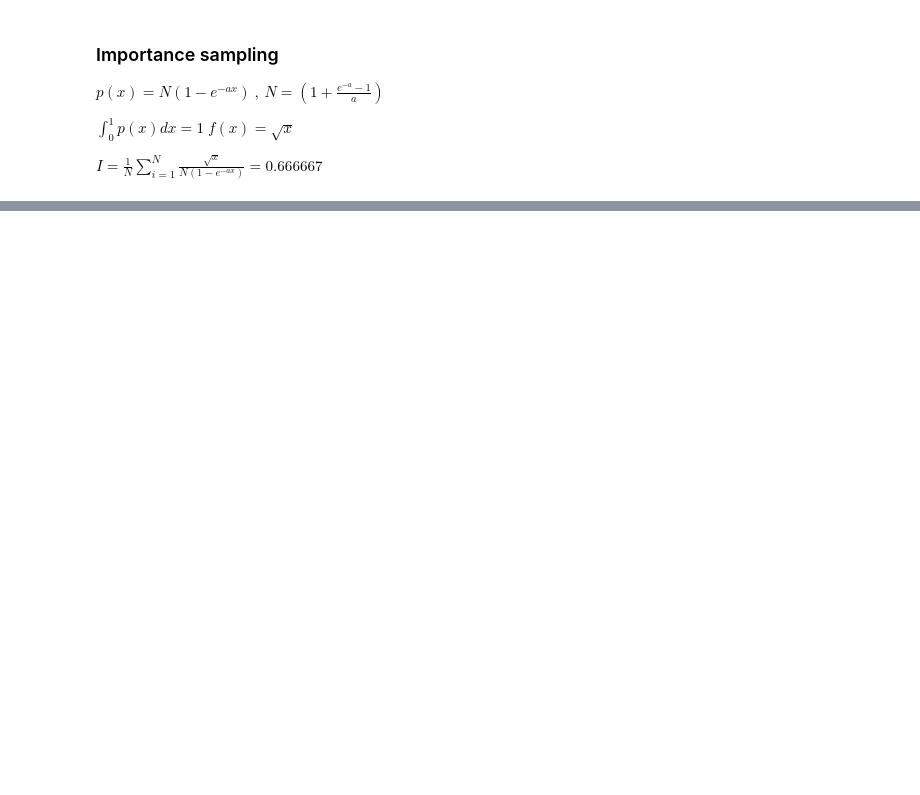
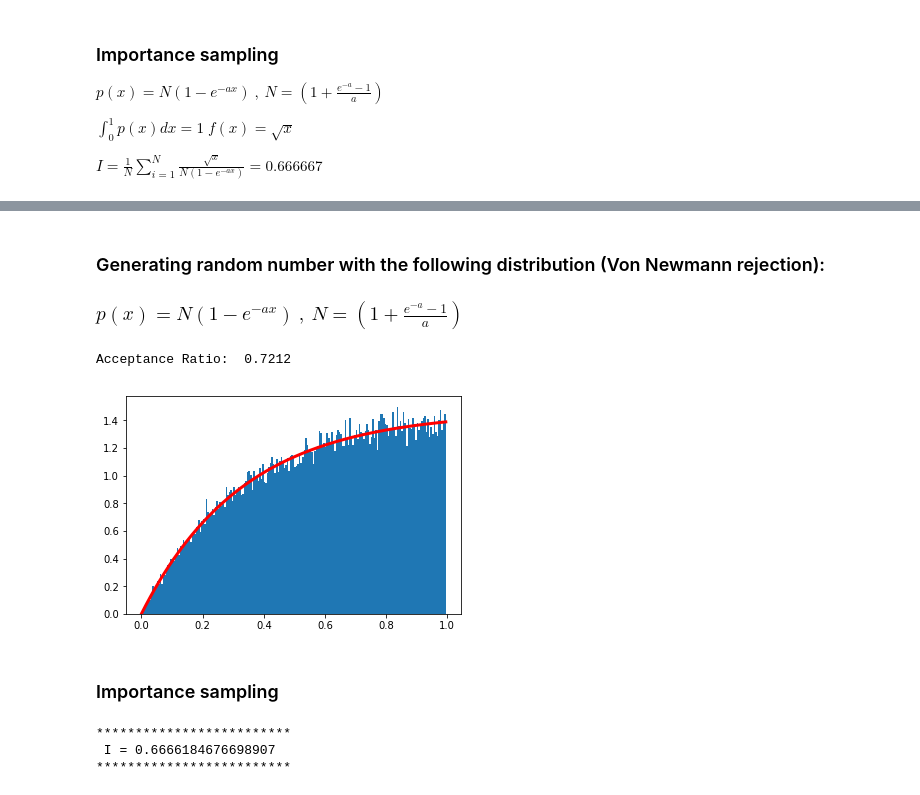
Before and after one commit to Phys7321/HW-Seyedolmohadesin, a Jupyter notebook: HW05/HW05.ipynb, the cells around one changed output, grey strips where cells are left out. Cells and saved outputs as stored; diff of their text form; code cells hidden in the pictures; blank space fills up the shorter version.

```diff
--- a/HW05/HW05.ipynb
+++ b/HW05/HW05.ipynb
@@ -311 +304,50 @@ print ('*************************\n I =',I,'\n*************************')
 *************************
+# %% [markdown]
+### Generating random number with the following distribution  (Von Newmann rejection):
+### $p(x)=N (1-e^{-ax}) \ , \ N = (1+ \frac{e^{-a}-1}{a}) $
+# %%
+N = 100000
+a=3
+norm = a / (a - 1 + np.exp(-a))
+
+xmax = 1
+ymax = norm * (1-np.exp(-a * xmax))
+
+rx = np.random.random(N)*xmax
+ry = np.random.random(N)*ymax
+
+values = []
+
+Nin = 0
+for i in range(0,N):
+    if(ry[i] <= (norm * (1-np.exp(-a * rx[i])))):
+        # Accept
+        values.append(rx[i])
+        Nin += 1
+
+x = np.asarray(values)
+
+print("Acceptance Ratio: ",Nin/float(N))
+
+binwidth=1/200
+#pyplot.hist(rx,bins=np.arange(0.,100., binwidth),density=True);
+pyplot.hist(x,bins=np.arange(0.,xmax, binwidth),density=True);
+pyplot.plot(np.arange(0.,xmax,binwidth),norm*(1 - np.exp(-a*np.arange(0,xmax, binwidth))),ls='-',c='red',lw=3);
+# %% [output]
+Acceptance Ratio:  0.7212
+[figure, added]
+# %% [markdown]
+### Importance sampling
+# %%
+I =0
+
+for i in range(0,len(x)):
+    I += np.sqrt(x[i])/(norm*(1-np.exp(-a * x[i])))
+
+I=I/len(x)
+
+print ('*************************\n I =',I,'\n*************************')
+# %% [output]
+*************************
+ I = 0.6666184676698907
+*************************
```
Also changed, not shown: parts of 5 cells of this notebook.
